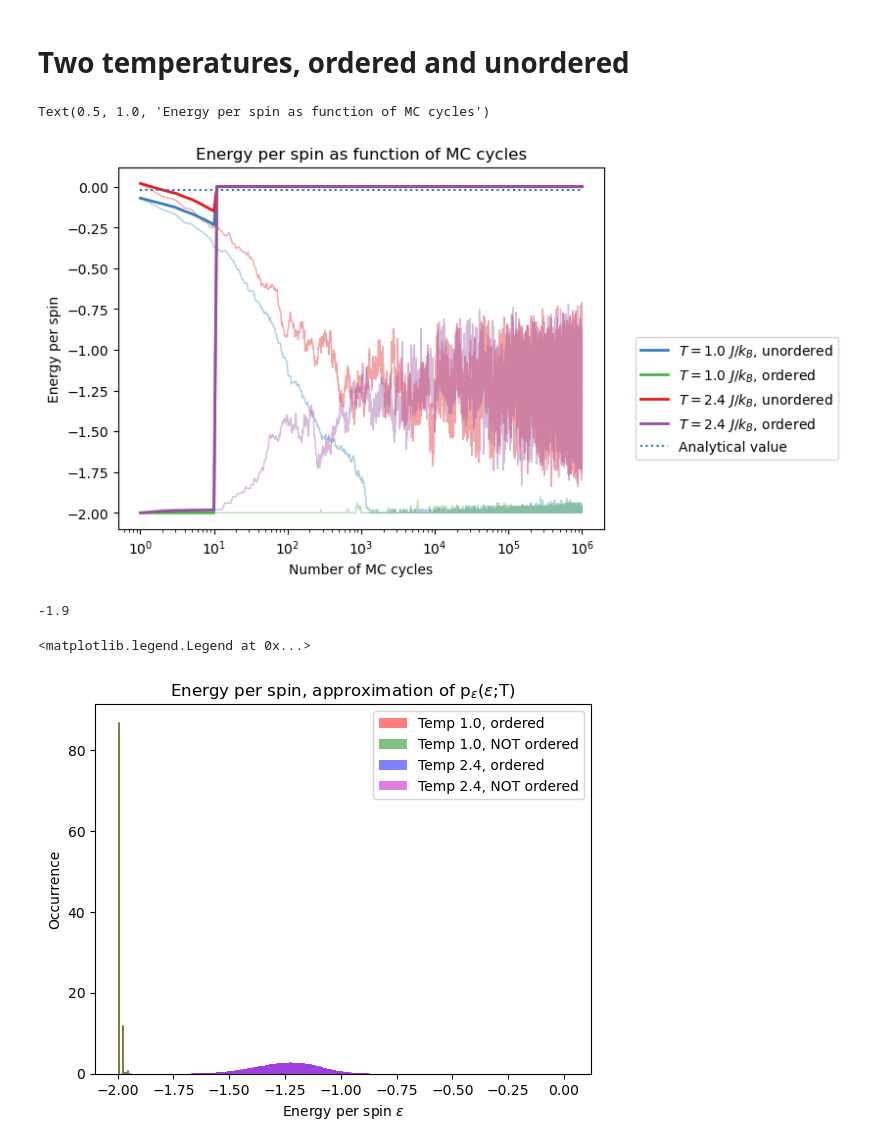
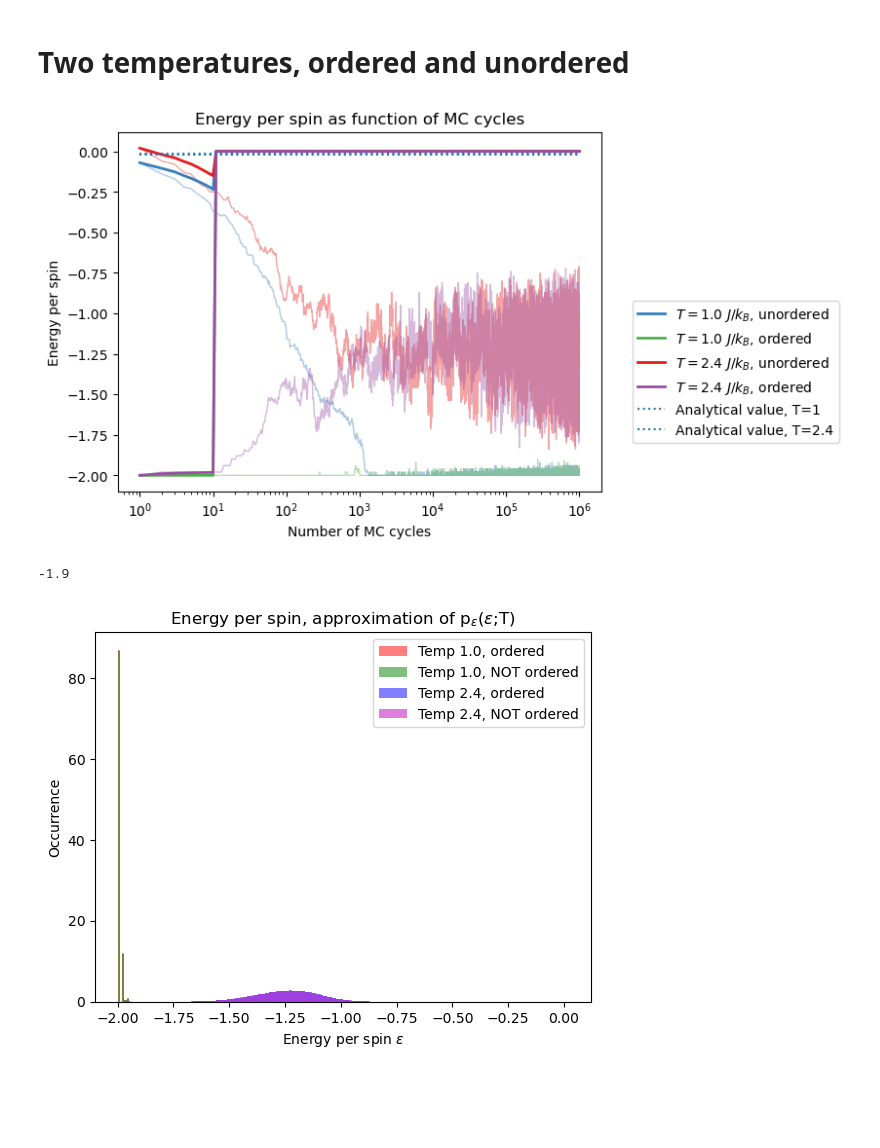
Before and after one commit to BrittHaanen15/Project4-final-version, a Jupyter notebook: Plotting/Plotting burn-in.ipynb, the cells around one changed output. Saved outputs shown, nothing was run; the diff lists cells and outputs as text; code cells hidden in the pictures; blank space fills up the shorter version.

```diff
--- a/Plotting/Plotting burn-in.ipynb
+++ b/Plotting/Plotting burn-in.ipynb
@@ -22,39 +22,43 @@ def process_df(df):
 
     return output
 # %%
-data = pd.read_csv(f'../Outputs/L20_T1.000000_NOTordered_n10e5.txt')
+data = pd.read_csv(f'../Outputs/Lattice 20 burn-in studies/L20_T1.000000_NOTordered_n10e5.txt')
 eps_T10_u = process_df(data)
-data = pd.read_csv(f'../Outputs/L20_T1.000000_ordered_n10e5.txt')
+data = pd.read_csv(f'../Outputs/Lattice 20 burn-in studies/L20_T1.000000_ordered_n10e5.txt')
 eps_T10_o = process_df(data)
-data = pd.read_csv(f'../Outputs/L20_T2.400000_NOTordered_n10e5.txt')
+data = pd.read_csv(f'../Outputs/Lattice 20 burn-in studies/L20_T2.400000_NOTordered_n10e5.txt')
 eps_T24_u = process_df(data)
-data = pd.read_csv(f'../Outputs/L20_T2.400000_ordered_n10e5.txt')
+data = pd.read_csv(f'../Outputs/Lattice 20 burn-in studies/L20_T2.400000_ordered_n10e5.txt')
 eps_T24_o = process_df(data)
 # %%
 #Analytical for comparison
 Lattice_factor = 1/400 #1/N
-analytical = -Lattice_factor*(8*math.sinh(8))/(math.cosh(8)+3)
+beta = 1
+e1 = -Lattice_factor*(8*math.sinh(8*beta))/(math.cosh(8*beta)+3)
+beta = 1/2.4
+e24 = -Lattice_factor*(8*math.sinh(8*beta))/(math.cosh(8*beta)+3)
 # %%
 #Snippet from Project description
 plt.plot(eps_T10_u['MC_cycles'], eps_T10_u['epsilon'], '-', color='#377eb8', alpha=0.4, linewidth=1.0)
 plt.plot(eps_T10_o['MC_cycles'], eps_T10_o['epsilon'], '-', color='#4daf4a', alpha=0.4, linewidth=1.0)
 plt.plot(eps_T24_u['MC_cycles'], eps_T24_u['epsilon'], '-', color='#e41a1c', alpha=0.4, linewidth=1.0)
 plt.plot(eps_T24_o['MC_cycles'], eps_T24_o['epsilon'], '-', color='#984ea3', alpha=0.4, linewidth=1.0)
 plt.plot(eps_T10_u['MC_cycles'], eps_T10_u['mean epsilon'], '-', linewidth=2.0, color='#377eb8', label='$T=1.0$ $J/k_{B}$, unordered')
 plt.plot(eps_T10_o['MC_cycles'], eps_T10_o['mean epsilon'], '-', linewidth=2.0, color='#4daf4a', label='$T=1.0$ $J/k_{B}$, ordered')
 plt.plot(eps_T24_u['MC_cycles'], eps_T24_u['mean epsilon'], '-', linewidth=2.0, color='#e41a1c', label='$T=2.4$ $J/k_{B}$, unordered')
 plt.plot(eps_T24_o['MC_cycles'], eps_T24_o['mean epsilon'], '-', linewidth=2.0, color='#984ea3', label='$T=2.4$ $J/k_{B}$, ordered')
 #################
 
-plt.hlines(analytical, 1, 1000000, linestyles=':', label='Analytical value')
+plt.hlines(e1, 1, 1000000, linestyles=':', label='Analytical value, T=1')
+plt.hlines(e24, 1, 1000000, linestyles=':', label='Analytical value, T=2.4')
 plt.xscale('log')
 plt.legend(loc='upper left', bbox_to_anchor=(1.05, 0.55))
 plt.xlabel('Number of MC cycles')
 plt.ylabel('Energy per spin')
 plt.title('Energy per spin as function of MC cycles')
+plt.savefig('Energy per spin, L=20.pdf', bbox_inches='tight')
 # %% [output]
-Text(0.5, 1.0, 'Energy per spin as function of MC cycles')
-[figure, old version]
+[figure, new version]
 # %%
 print(eps_T10_o['epsilon'].max())
 # %% [output]
@@ -78,8 +82,8 @@ plt.title(r'Energy per spin, approximation of p$_{\epsilon}$($\epsilon$;T)')
 plt.xlabel(r'Energy per spin $\epsilon$')
 plt.ylabel('Occurrence')
 plt.legend()
+plt.savefig('Energy per spin probability distribution, L=20.pdf')
 # %% [output]
-<matplotlib.legend.Legend at 0x...>
 [figure]
 # %%
 bins = np.arange(min(eps_T24_o['epsilon']), max(eps_T24_o['epsilon']) + bin_width, bin_width)
```
Also changed, not shown: parts of 1 cell of this notebook, 2 other files.
